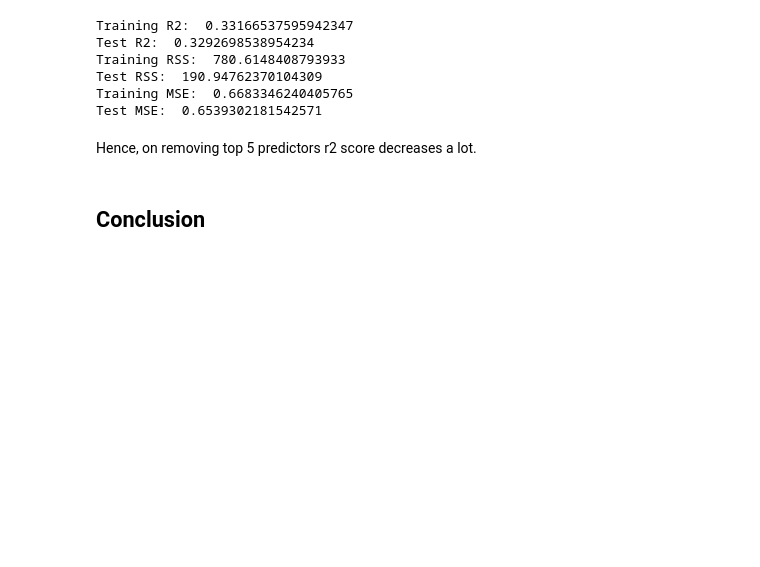
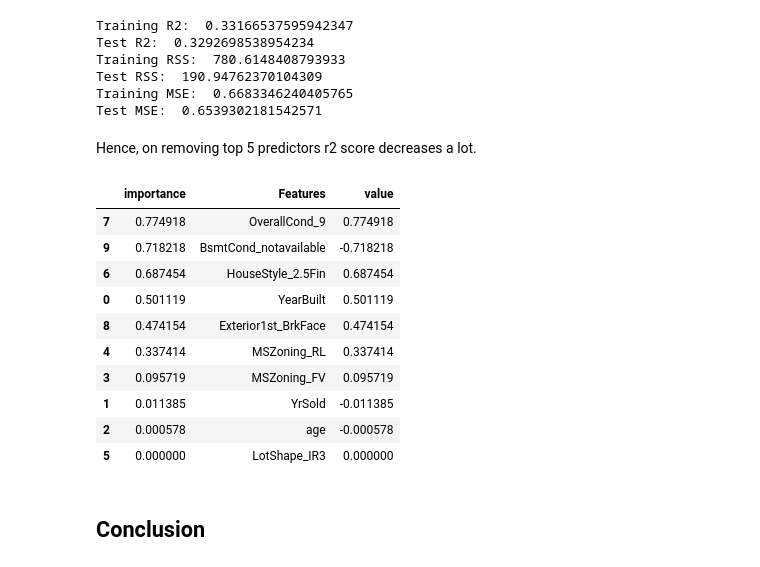
Before and after one commit to hammad7/ms, a Jupyter notebook: Housing_Price_Prediction_Advanced_Regression.ipynb, the cells around one changed output. Saved outputs shown, nothing was run; the diff lists cells and outputs as text; code cells hidden in the pictures; blank space fills up the shorter version.

```diff
--- a/Housing_Price_Prediction_Advanced_Regression.ipynb
+++ b/Housing_Price_Prediction_Advanced_Regression.ipynb
@@ -1097,6 +1160,21 @@ Training MSE:  0.6683346240405765
 Test MSE:  0.6539302181542571
 # %% [markdown]
 Hence, on removing top 5 predictors r2 score decreases a lot.
+# %%
+## Lets select lasso
+pd.DataFrame({"importance" : abs(lasso.coef_), "Features" : X_train2.columns.tolist(), "value" : lasso.coef_}).sort_values("importance", ascending=False)
+# %% [output]
+|  | importance | Features | value |
+| 7 | 0.774918 | OverallCond_9 | 0.774918 |
+| 9 | 0.718218 | BsmtCond_notavailable | -0.718218 |
+| 6 | 0.687454 | HouseStyle_2.5Fin | 0.687454 |
+| 0 | 0.501119 | YearBuilt | 0.501119 |
+| 8 | 0.474154 | Exterior1st_BrkFace | 0.474154 |
+| 4 | 0.337414 | MSZoning_RL | 0.337414 |
+| 3 | 0.095719 | MSZoning_FV | 0.095719 |
+| 1 | 0.011385 | YrSold | -0.011385 |
+| 2 | 0.000578 | age | -0.000578 |
+| 5 | 0.000000 | LotShape_IR3 | 0.000000 |
 # %% [markdown]
 ## Conclusion
 # %% [markdown]
```
Also changed, not shown: parts of 17 cells of this notebook.
